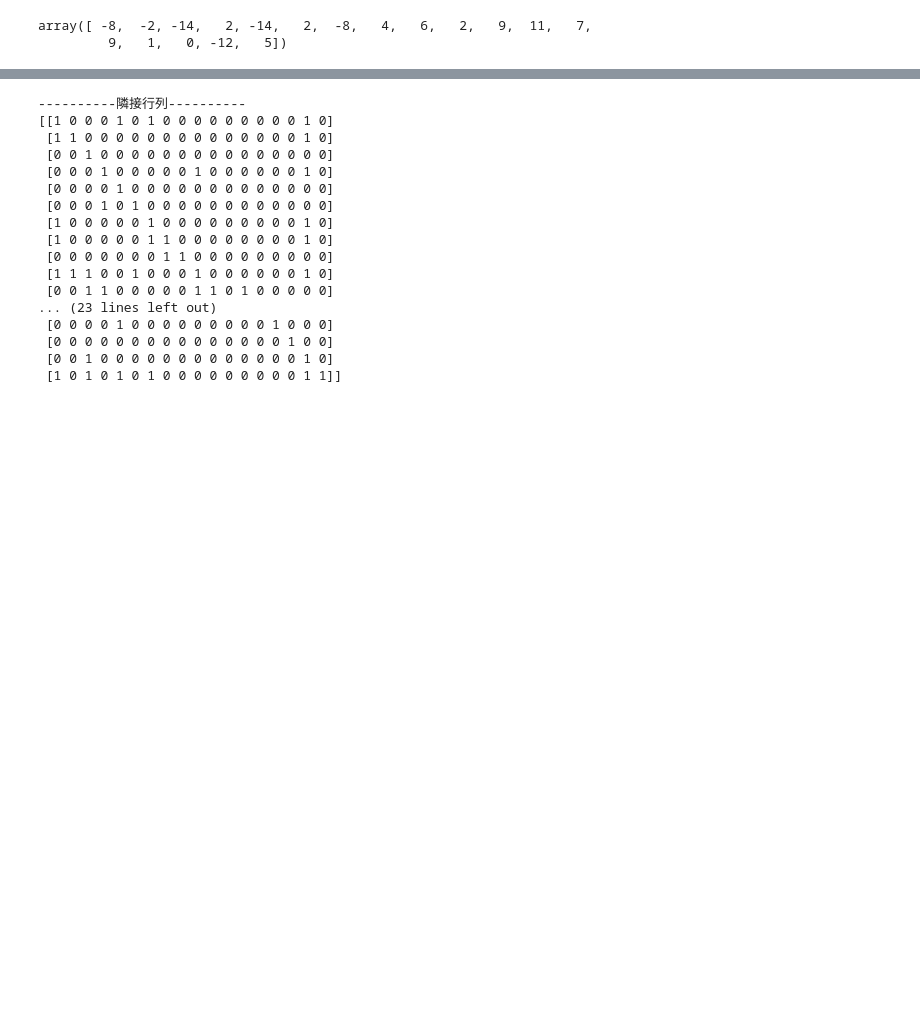
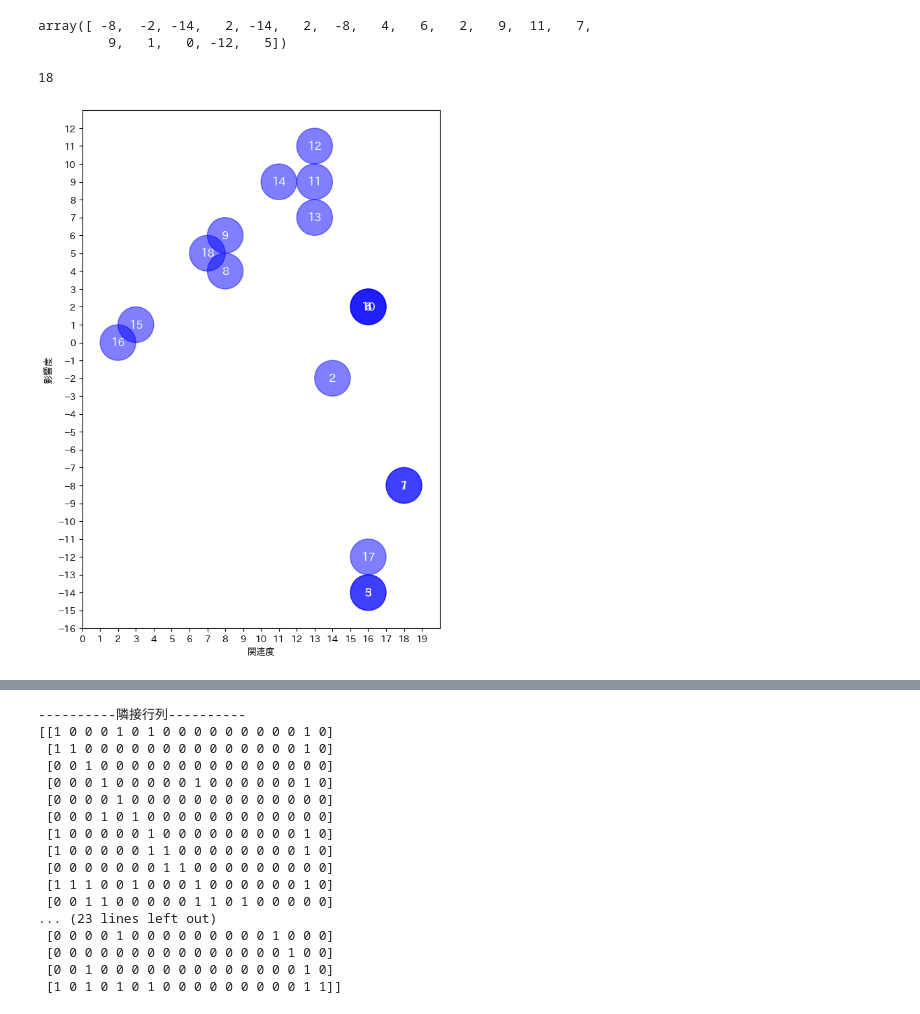
Before and after one commit to MiMiTab-Y/ISM_Analysis, a Jupyter notebook: ISM-FHA_test.ipynb, the cells around one changed output, grey strips where cells are left out. Drawn from its saved outputs; the diff is of its cells as text; code cells hidden in the pictures; blank space fills up the shorter version.

```diff
--- a/ISM-FHA_test.ipynb
+++ b/ISM-FHA_test.ipynb
@@ -357,3 +359,7 @@ d_subtract_r
 # %% [output]
 array([ -8,  -2, -14,   2, -14,   2,  -8,   4,   6,   2,   9,  11,   7,
          9,   1,   0, -12,   5])
+# %%
+len(d_add_r)
+# %% [output]
+18
@@ -360,3 +370,29 @@ array([ -8,  -2, -14,   2, -14,   2,  -8,   4,   6,   2,   9,  11,   7,
+# %%
+
+# 描画領域を作成する
+fig, ax = plt.subplots(figsize=(10, 10))
+# fig, ax = plt.subplots()
+
+# 円を描画する
+for i, (x, y, num) in enumerate(zip(d_add_r, d_subtract_r, numbers)):
+    circle = plt.Circle((x, y), 1, color='blue', alpha=0.5)  # 中心座標 (x, y)、半径 0.3 の円を作成
+    ax.add_patch(circle)
+    ax.text(x, y, str(num), ha='center', va='center', color='white', fontsize=12)  # 中央に数字を記載
+
+# グラフの設定
+ax.set_aspect('equal')  # アスペクト比を等しくする
+ax.set_xlim(min(d_add_r)-2, max(d_add_r)+2)  # x 軸の範囲を設定
+ax.set_ylim(min(d_subtract_r)-2, max(d_subtract_r)+2)  # y 軸の範囲を設定
+ax.set_xticks(np.arange(min(d_add_r)-2, max(d_add_r)+2))  # x 軸の目盛りを非表示にする
+ax.set_yticks(np.arange(min(d_subtract_r)-2, max(d_subtract_r)+2))  # y 軸の目盛りを非表示にする
+ax.set_xlabel("関連度")
+ax.set_ylabel("影響度")
+plt.savefig("fig/dematel_test2.png")
+
+# グラフを表示する
+plt.show()
+# %% [output]
+[figure, added]
 # %%
 plt.scatter(d_add_r, d_subtract_r)
 # %% [output]
```
Also changed, not shown: parts of 8 cells of this notebook, 4 other files.
